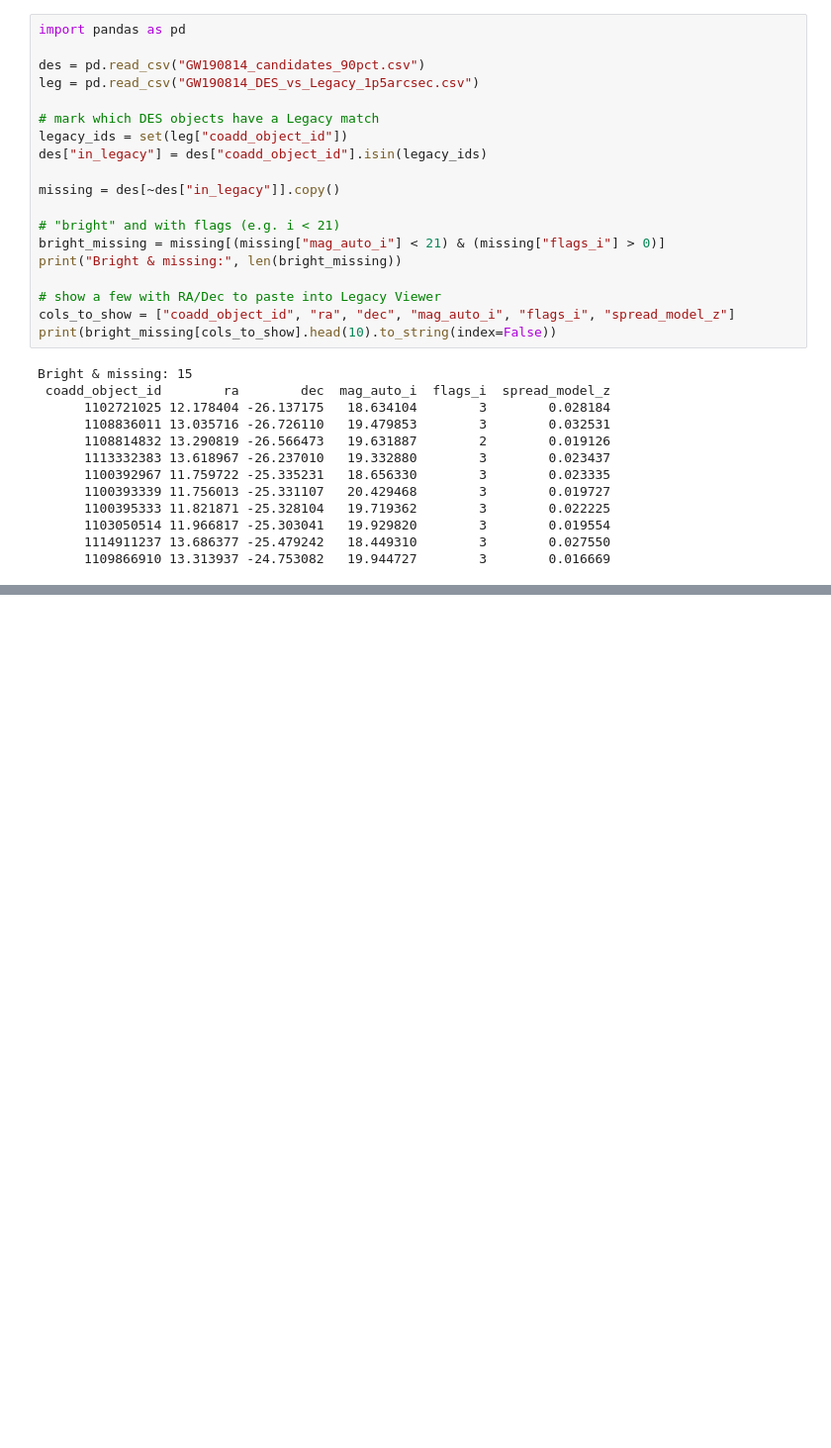
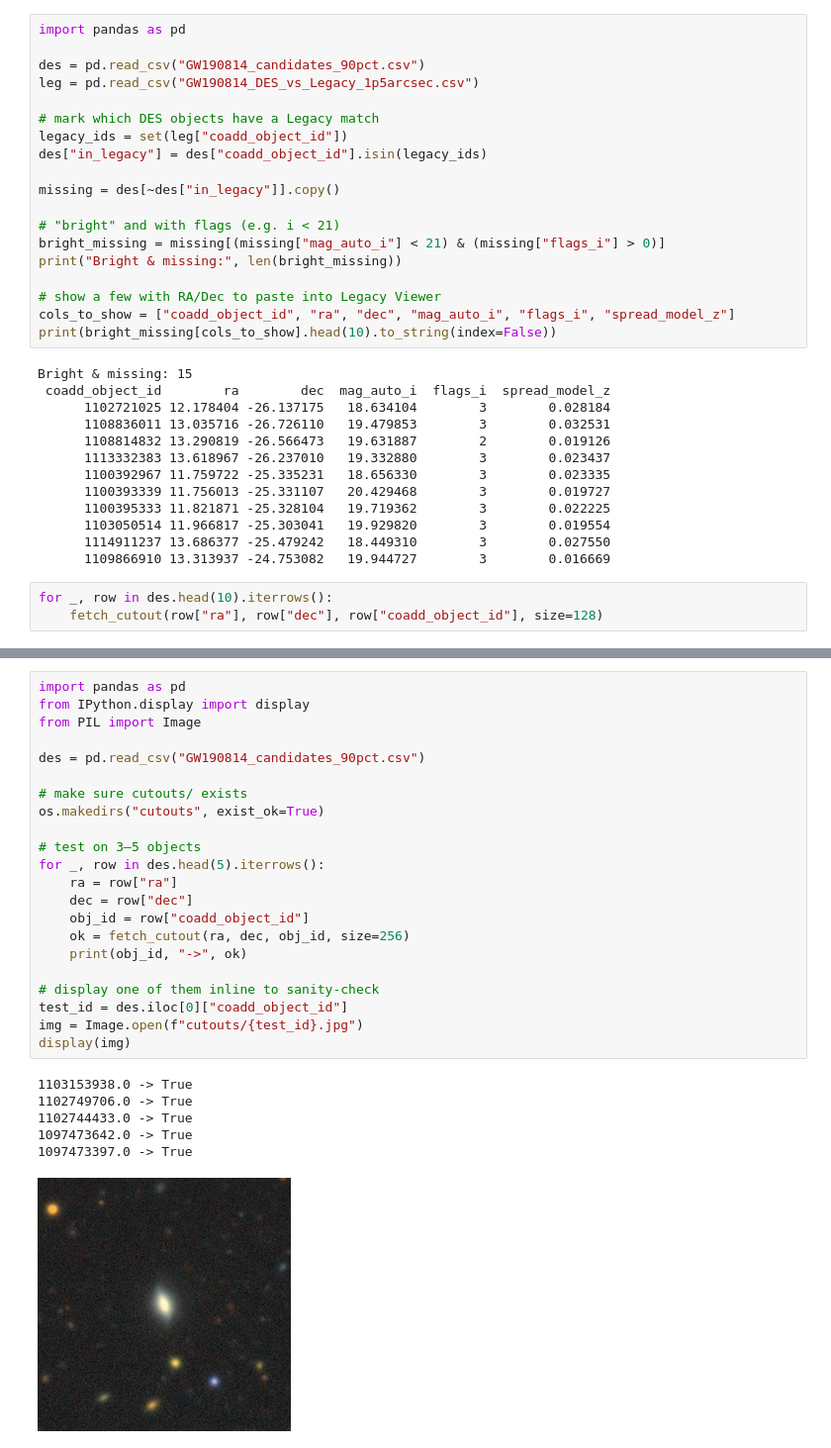
Before and after one commit to saatour/GW170817, a Jupyter notebook: Lum Function Colour Mag 3D Plot 22112025.ipynb, the cells around one changed output, grey strips where cells are left out. Shown at 99% size. Cells and saved outputs as stored; diff of their text form; blank space fills up the shorter version.

```diff
--- a/Lum Function Colour Mag 3D Plot 22112025.ipynb
+++ b/Lum Function Colour Mag 3D Plot 22112025.ipynb
@@ -1874,3 +1874,6 @@ Bright & missing: 15
       1103050514 11.966817 -25.303041   19.929820        3        0.019554
       1114911237 13.686377 -25.479242   18.449310        3        0.027550
       1109866910 13.313937 -24.753082   19.944727        3        0.016669
+# %%
+for _, row in des.head(10).iterrows():
+    fetch_cutout(row["ra"], row["dec"], row["coadd_object_id"], size=128)
@@ -1876,0 +1913,29 @@ Bright & missing: 15
+# %%
+import pandas as pd
+from IPython.display import display
+from PIL import Image
+
+des = pd.read_csv("GW190814_candidates_90pct.csv")
+
+# make sure cutouts/ exists
+os.makedirs("cutouts", exist_ok=True)
+
+# test on 3–5 objects
+for _, row in des.head(5).iterrows():
+    ra = row["ra"]
+    dec = row["dec"]
+    obj_id = row["coadd_object_id"]
+    ok = fetch_cutout(ra, dec, obj_id, size=256)
+    print(obj_id, "->", ok)
+
+# display one of them inline to sanity-check
+test_id = des.iloc[0]["coadd_object_id"]
+img = Image.open(f"cutouts/{test_id}.jpg")
+display(img)
+# %% [output]
+1103153938.0 -> True
+1102749706.0 -> True
+1102744433.0 -> True
+1097473642.0 -> True
+1097473397.0 -> True
+[figure, added]
```
Also changed, not shown: parts of 6 cells of this notebook.
